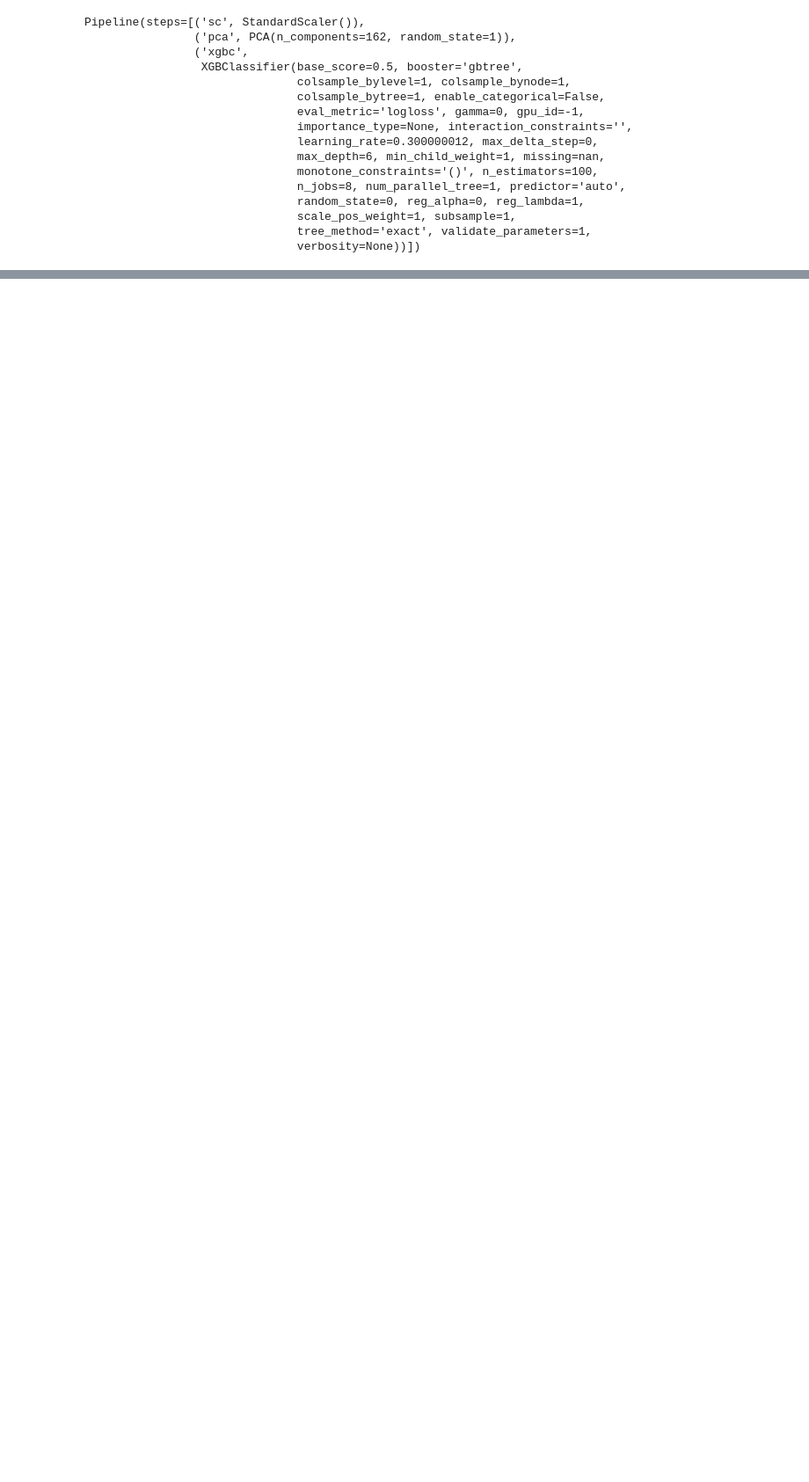
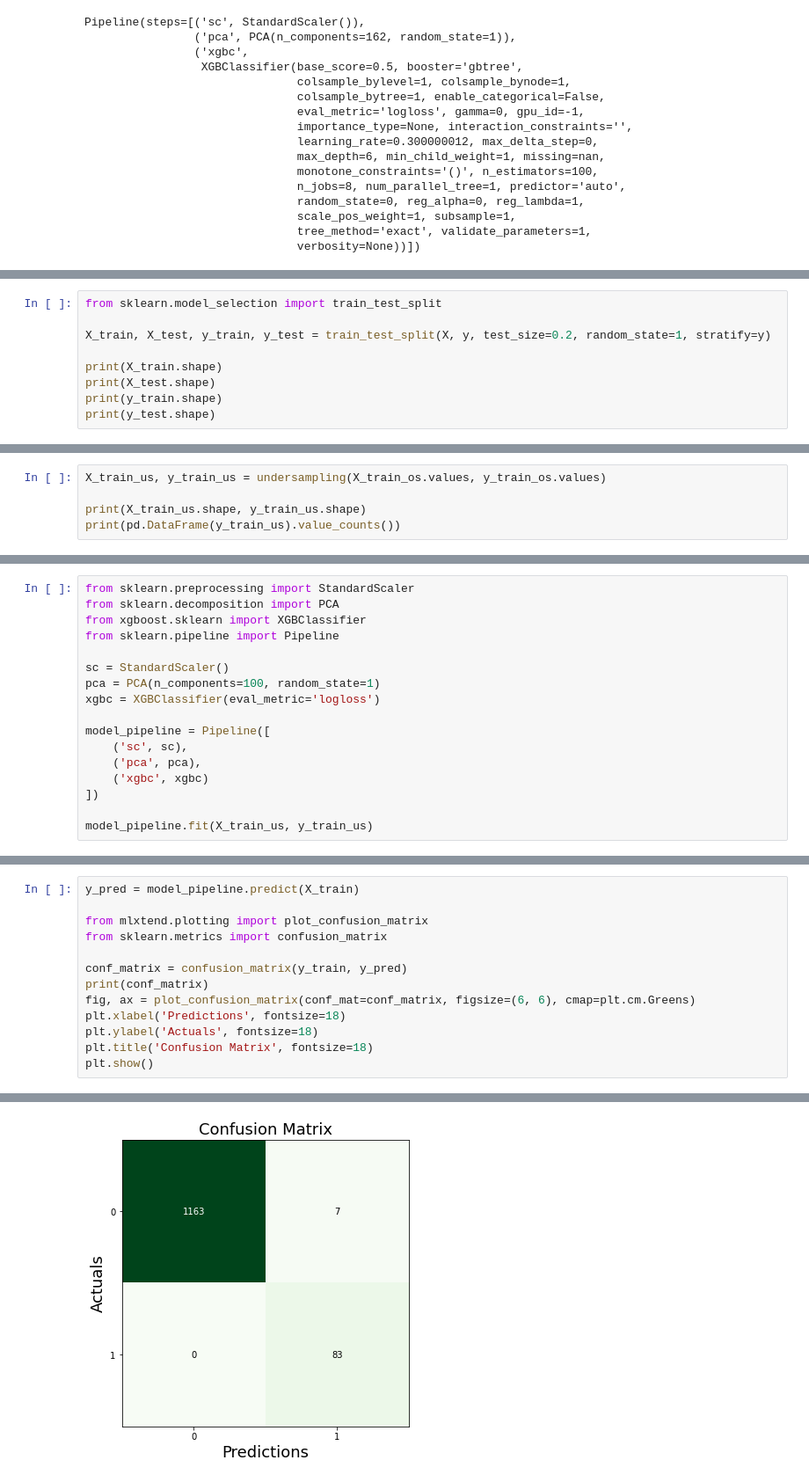
Before and after one commit to lamnguyenvu98/ML_Practice, a Jupyter notebook: Lesson06_with_PCA.ipynb, the cells around one changed output, grey strips where cells are left out. Shown: that part at 88% size. Drawn from its saved outputs; the diff is of its cells as text; blank space fills up the shorter version.

```diff
--- a/Lesson06_with_PCA.ipynb
+++ b/Lesson06_with_PCA.ipynb
@@ -461,0 +489,9 @@ plt.show()
+# %%
+from sklearn.model_selection import train_test_split
+
+X_train, X_test, y_train, y_test = train_test_split(X, y, test_size=0.2, random_state=1, stratify=y)
+
+print(X_train.shape)
+print(X_test.shape)
+print(y_train.shape)
+print(y_test.shape)
@@ -461,0 +541,5 @@ plt.show()
+# %%
+X_train_us, y_train_us = undersampling(X_train_os.values, y_train_os.values)
+
+print(X_train_us.shape, y_train_us.shape)
+print(pd.DataFrame(y_train_us).value_counts())
@@ -461,0 +565,17 @@ plt.show()
+# %%
+from sklearn.preprocessing import StandardScaler
+from sklearn.decomposition import PCA
+from xgboost.sklearn import XGBClassifier
+from sklearn.pipeline import Pipeline
+
+sc = StandardScaler()
+pca = PCA(n_components=100, random_state=1)
+xgbc = XGBClassifier(eval_metric='logloss')
+
+model_pipeline = Pipeline([
+    ('sc', sc),
+    ('pca', pca),
+    ('xgbc', xgbc)
+])
+
+model_pipeline.fit(X_train_us, y_train_us)
@@ -461,0 +599,14 @@ plt.show()
+# %%
+y_pred = model_pipeline.predict(X_train)
+
+from mlxtend.plotting import plot_confusion_matrix
+from sklearn.metrics import confusion_matrix
+
+conf_matrix = confusion_matrix(y_train, y_pred)
+print(conf_matrix)
+fig, ax = plot_confusion_matrix(conf_mat=conf_matrix, figsize=(6, 6), cmap=plt.cm.Greens)
+plt.xlabel('Predictions', fontsize=18)
+plt.ylabel('Actuals', fontsize=18)
+plt.title('Confusion Matrix', fontsize=18)
+plt.show()
+# %% [output]
@@ -461,0 +615 @@ plt.show()
+[figure, added]
```
Also changed, not shown: parts of 12 cells of this notebook, 1 other file.
